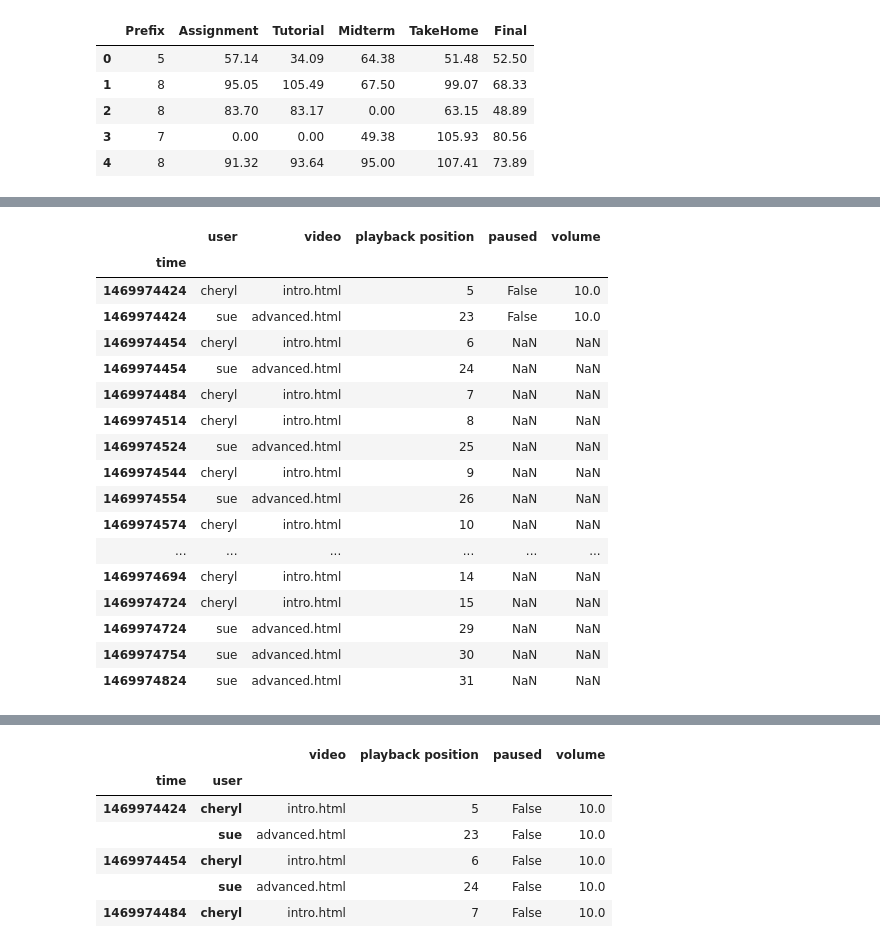
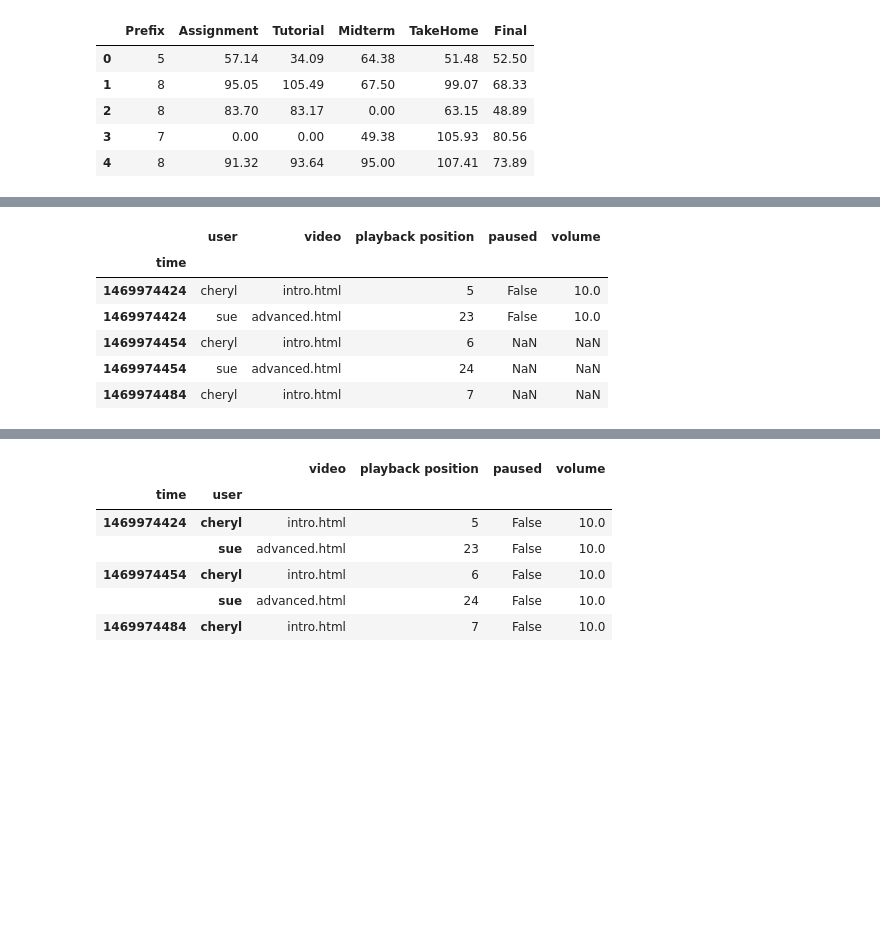
Before and after one commit to SantiGonzalezz/Applied-Data-Science-with-Python, a Jupyter notebook: 1. Introduction to Data Science in Python/Week 2/Pandas.ipynb, the cells around one changed output, grey strips where cells are left out. Saved outputs shown, nothing was run; the diff lists cells and outputs as text; code cells hidden in the pictures; blank space fills up the shorter version.

```diff
--- a/1. Introduction to Data Science in Python/Week 2/Pandas.ipynb
+++ b/1. Introduction to Data Science in Python/Week 2/Pandas.ipynb
@@ -393,26 +535,15 @@ df.head(20)
 # %%
 df = df.set_index('time')
 df = df.sort_index()
-df.head(20)
+df.head()
 # %% [output]
 |  | user | video | playback position | paused | volume |
 | time |  |  |  |  |  |
 | 1469974424 | cheryl | intro.html | 5 | False | 10.0 |
 | 1469974424 | sue | advanced.html | 23 | False | 10.0 |
 | 1469974454 | cheryl | intro.html | 6 | NaN | NaN |
 | 1469974454 | sue | advanced.html | 24 | NaN | NaN |
 | 1469974484 | cheryl | intro.html | 7 | NaN | NaN |
-| 1469974514 | cheryl | intro.html | 8 | NaN | NaN |
-| 1469974524 | sue | advanced.html | 25 | NaN | NaN |
-| 1469974544 | cheryl | intro.html | 9 | NaN | NaN |
-| 1469974554 | sue | advanced.html | 26 | NaN | NaN |
-| 1469974574 | cheryl | intro.html | 10 | NaN | NaN |
-| ... | ... | ... | ... | ... | ... |
-| 1469974694 | cheryl | intro.html | 14 | NaN | NaN |
-| 1469974724 | cheryl | intro.html | 15 | NaN | NaN |
-| 1469974724 | sue | advanced.html | 29 | NaN | NaN |
-| 1469974754 | sue | advanced.html | 30 | NaN | NaN |
-| 1469974824 | sue | advanced.html | 31 | NaN | NaN |
 # %%
 df = df.reset_index()
 df = df.set_index(['time', 'user'])
```
Also changed, not shown: parts of 34 cells of this notebook.
